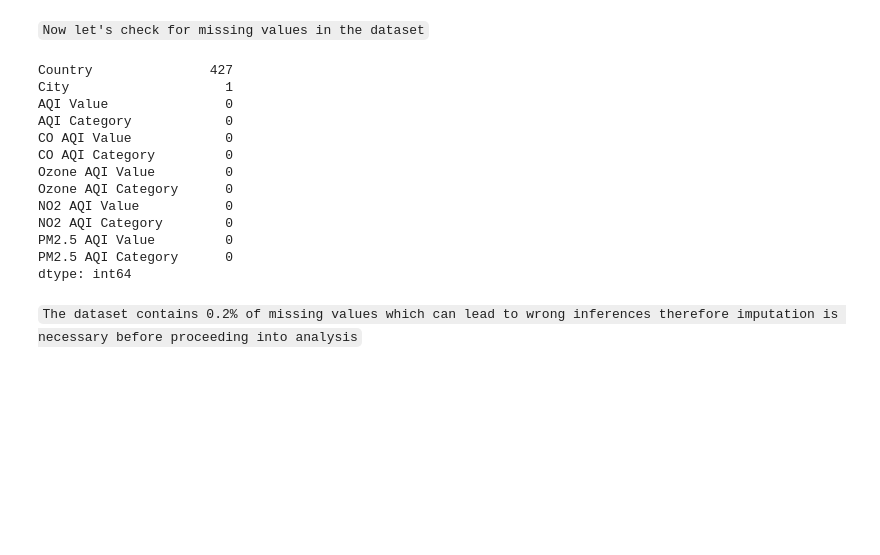
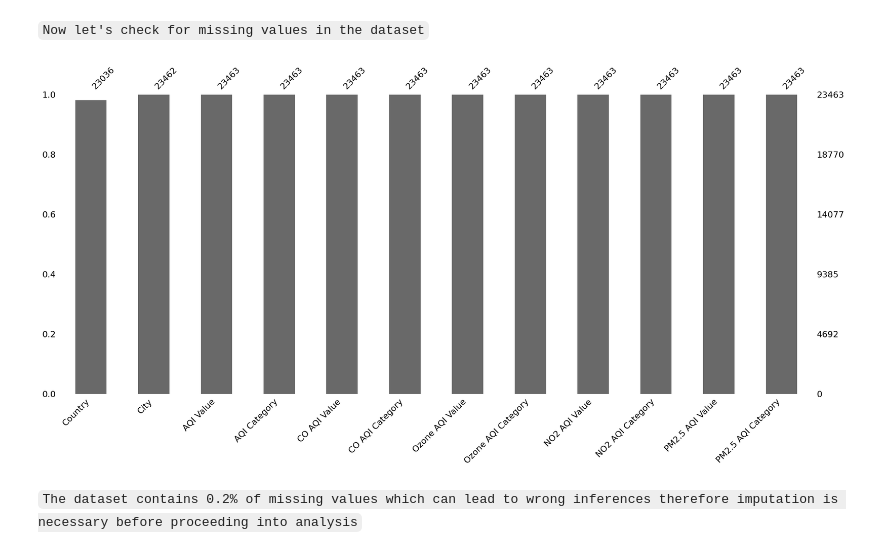
Before and after one commit to BSU04/Global-Air-Quality-Prediction, a Jupyter notebook: gap-eda.ipynb, the cells around one changed output. Saved outputs shown, nothing was run; the diff lists cells and outputs as text; code cells hidden in the pictures; blank space fills up the shorter version.

```diff
--- a/gap-eda.ipynb
+++ b/gap-eda.ipynb
@@ -148,23 +148,11 @@ dup
 ## Missing Values
 # %% [markdown]
 `Now let's check for missing values in the dataset`
-# %%
-# check for missing values
-gap.isnull().sum()
-# %% [output]
-Country               427
-City                    1
-AQI Value               0
-AQI Category            0
-CO AQI Value            0
-CO AQI Category         0
-Ozone AQI Value         0
-Ozone AQI Category      0
-NO2 AQI Value           0
-NO2 AQI Category        0
-PM2.5 AQI Value         0
-PM2.5 AQI Category      0
-dtype: int64
+# %%
+# check for missing values
+msn.bar(gap);
+# %% [output]
+[figure, added]
 # %% [markdown]
 `The dataset contains 0.2% of missing values which can lead to wrong inferences therefore imputation is necessary before proceeding into analysis`
 # %%
```
Also changed, not shown: parts of 10 cells of this notebook.
